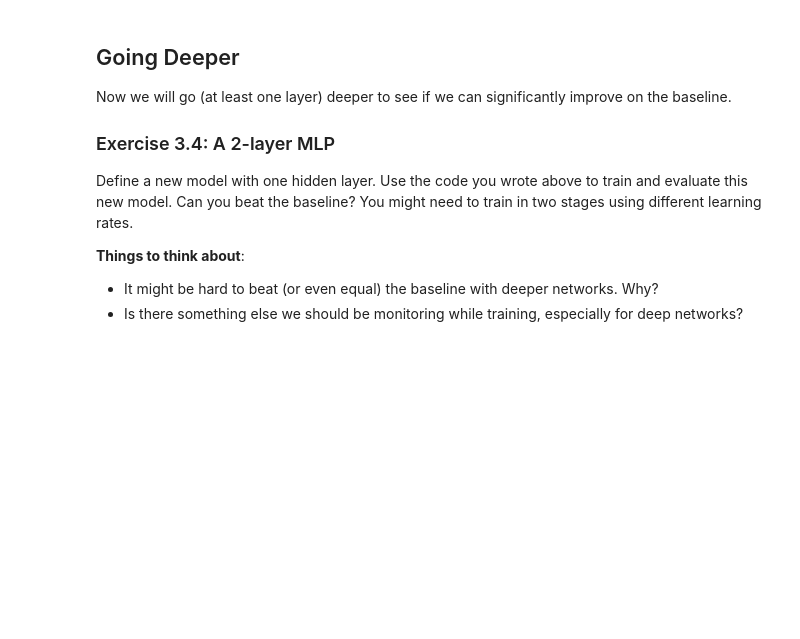
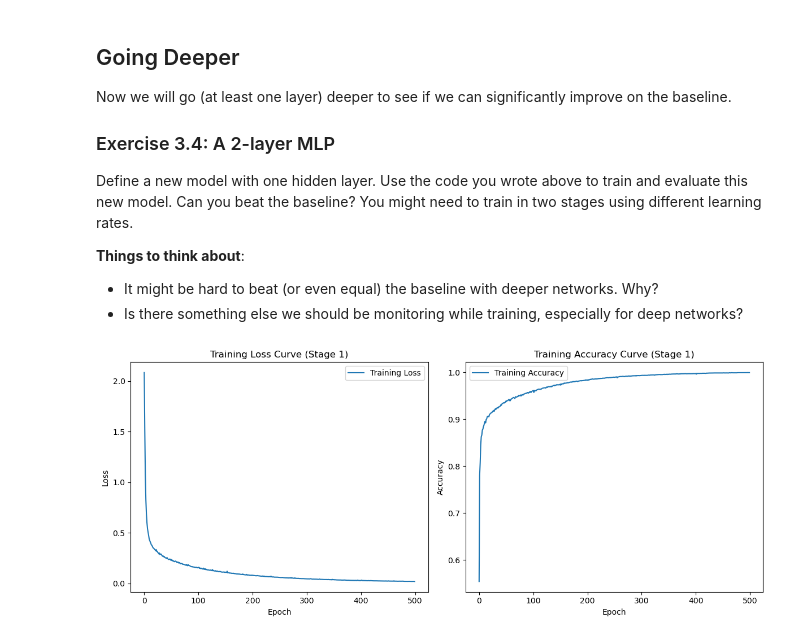
Before and after one commit to Pampaj7/FMLab, a Jupyter notebook: 4FML-Pampaloni-DeepLearning.ipynb, the cells around one changed output. Drawn from its saved outputs; the diff is of its cells as text; code cells hidden in the pictures; blank space fills up the shorter version.

```diff
--- a/4FML-Pampaloni-DeepLearning.ipynb
+++ b/4FML-Pampaloni-DeepLearning.ipynb
@@ -396,8 +489,8 @@ Write some code to plot the loss curve for your training run and evaluate the pe
 Trying to beat the baseline with some hyperparameter tuning.
 # %%
 # Set hyperparameters
-learning_rates = [0.001, 0.01, 0.1]
-batch_sizes = [16, 32, 64]
+learning_rates = [0.0001, 0.01, 1]
+batch_sizes = [16, 64, 256]
 num_epochs = 100
 
 # Lists to store training loss and accuracy over epochs
@@ -514,36 +607,101 @@ class MLP2Layer(torch.nn.Module):
 # Instantiate the model
 input_size = 784
 hidden_size = 128
 output_size = 10
 model_2layer = MLP2Layer(input_size, hidden_size, output_size)
 
-# Set hyperparameters
+
+## Set hyperparameters
 learning_rate_stage1 = 0.01
 learning_rate_stage2 = 0.001
-batch_size = 32
-num_epochs_stage1 = 50
-num_epochs_stage2 = 50
+batch_size = 256
+num_epochs_stage1 = 500
+num_epochs_stage2 = 500
 
 # Instantiate SGD optimizer for stage 1
 optimizer_stage1 = torch.optim.SGD(model_2layer.parameters(), lr=learning_rate_stage1)
 
 # Create a DataLoader for training data
 dl_train_2layer = DataLoader(TensorDataset(Xs_train_2d, ys_train_small), batch_size=batch_size, shuffle=True)
 
+# Lists to store training loss and accuracy over epochs
+train_loss_curve_stage1 = []
+train_accuracy_curve_stage1 = []
+
 # Training loop for stage 1
 for epoch in range(num_epochs_stage1):
-    train_epoch(model_2layer, dl_train_2layer, optimizer_stage1)
+    # Train the model for one epoch
+    train_loss = train_epoch(model_2layer, dl_train_2layer, optimizer_stage1)
+    train_loss_curve_stage1.append(train_loss)
+
+    # Evaluate training accuracy
+    predictions = torch.argmax(model_2layer(Xs_train_2d), dim=1)
+    accuracy = torch.sum(predictions == ys_train_small).item() / len(ys_train_small)
+    train_accuracy_curve_stage1.append(accuracy)
 
 # Instantiate SGD optimizer for stage 2
 optimizer_stage2 = torch.optim.SGD(model_2layer.parameters(), lr=learning_rate_stage2)
 
+# Lists to store training loss and accuracy over epochs
+train_loss_curve_stage2 = []
+train_accuracy_curve_stage2 = []
+
 # Training loop for stage 2
 for epoch in range(num_epochs_stage2):
-    train_epoch(model_2layer, dl_train_2layer, optimizer_stage2)
+    # Train the model for one epoch
+    train_loss = train_epoch(model_2layer, dl_train_2layer, optimizer_stage2)
+    train_loss_curve_stage2.append(train_loss)
+
+    # Evaluate training accuracy
+    predictions = torch.argmax(model_2layer(Xs_train_2d), dim=1)
+    accuracy = torch.sum(predictions == ys_train_small).item() / len(ys_train_small)
+    train_accuracy_curve_stage2.append(accuracy)
+
+# Plot final training curves
+plt.figure(figsize=(12, 5))
+
+# Plot Training Loss and Accuracy for Stage 1
+plt.subplot(1, 2, 1)
+plt.plot(train_loss_curve_stage1, label='Training Loss')
+plt.xlabel('Epoch')
+plt.ylabel('Loss')
+plt.title('Training Loss Curve (Stage 1)')
+plt.legend()
+
+plt.subplot(1, 2, 2)
+plt.plot(train_accuracy_curve_stage1, label='Training Accuracy')
+plt.xlabel('Epoch')
+plt.ylabel('Accuracy')
+plt.title('Training Accuracy Curve (Stage 1)')
+plt.legend()
+
+plt.tight_layout()
+plt.show()
+
+# Plot Training Loss and Accuracy for Stage 2
+plt.figure(figsize=(12, 5))
+
+plt.subplot(1, 2, 1)
+plt.plot(train_loss_curve_stage2, label='Training Loss')
+plt.xlabel('Epoch')
+plt.ylabel('Loss')
+plt.title('Training Loss Curve (Stage 2)')
+plt.legend()
+
+plt.subplot(1, 2, 2)
+plt.plot(train_accuracy_curve_stage2, label='Training Accuracy')
+plt.xlabel('Epoch')
+plt.ylabel('Accuracy')
+plt.title('Training Accuracy Curve (Stage 2)')
+plt.legend()
+
+plt.tight_layout()
+plt.show()
 
 # Evaluate on the test set
 predictions_test_2layer = torch.argmax(model_2layer(Xs_test_2d), dim=1)
 accuracy_test_2layer = torch.sum(predictions_test_2layer == ys_test).item() / len(ys_test)
 
 print("Test Accuracy with 2-layer MLP:", accuracy_test_2layer)
 # %% [output]
+[figure, added]
```
Also changed, not shown: parts of 26 cells of this notebook, 2 other files.
